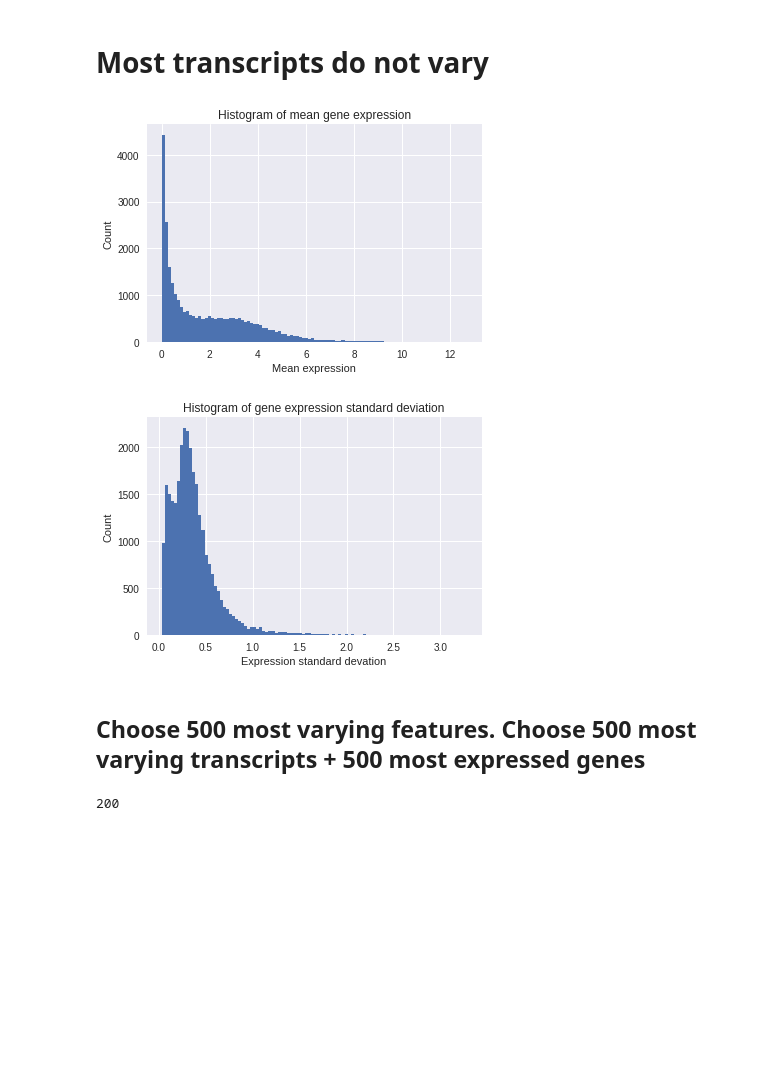
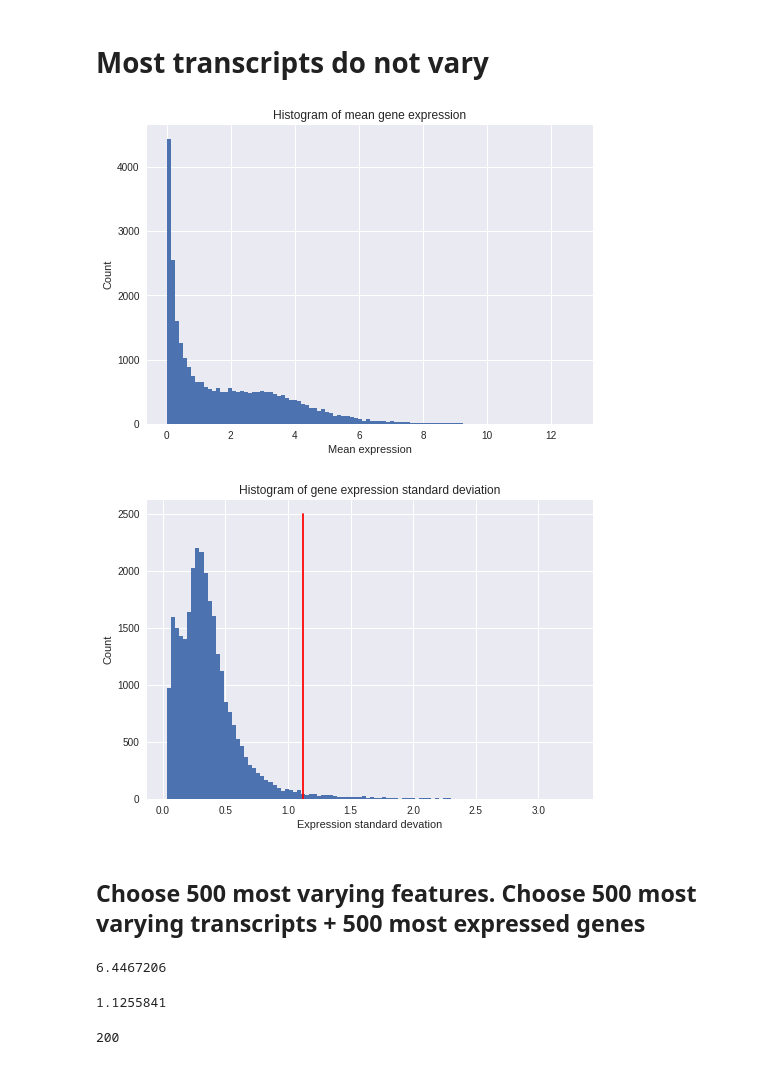
Before and after one commit to willgdjones/GTEx, a Jupyter notebook: notebooks/daily/17-05-11-number-of-signifiant-associations-across-different-patch-sizes.ipynb, the cells around one changed output. Saved outputs shown, nothing was run; the diff lists cells and outputs as text; code cells hidden in the pictures; blank space fills up the shorter version.

```diff
--- a/notebooks/daily/17-05-11-number-of-signifiant-associations-across-different-patch-sizes.ipynb
+++ b/notebooks/daily/17-05-11-number-of-signifiant-associations-across-different-patch-sizes.ipynb
@@ -15,7 +15,7 @@ import statsmodels.stats.multitest as smm
 import seaborn
 # %%
 mean_features = {}
-with h5py.File(GTEx_directory + '/data/retrained_inceptionet_aggregations.hdf5','r') as f:
+with h5py.File(GTEx_directory + '/data/intermediate/retrained_inceptionet_aggregations.hdf5','r') as f:
     expression = f['lung']['256']['expression'].value
     for s in ['128','256','512','1024','2048']:
         size_mean_features = f['lung'][s]['mean'].value
@@ -55,17 +55,26 @@ plt.xlabel("Mean expression")
 plt.ylabel("Count")
 plt.show()
 # %% [output]
-[figure, old version]
+[figure, new version]
 # %%
 plt.hist(np.std(expression,axis=0),bins=100)
+plt.plot([1.12, 1.12], [0, 2500],c='red')
 plt.title("Histogram of gene expression standard deviation")
 plt.xlabel("Expression standard devation")
 plt.ylabel("Count")
 plt.show()
 # %% [output]
-[figure, old version]
+[figure, new version]
 # %% [markdown]
 ## Choose 500 most varying features. Choose 500 most varying transcripts + 500 most expressed genes
+# %%
+min(np.mean(expression[:,np.argsort(np.mean(expression,axis=0))[-500:]],axis=0))
+# %% [output]
+6.4467206
+# %%
+min(np.std(expression[:,np.argsort(np.std(expression,axis=0))[-500:]],axis=0))
+# %% [output]
+1.1255841
 # %%
 most_expressed_transcript_idx = list(np.argsort(np.std(expression,axis=0))[-100:]) + list(np.argsort(np.mean(expression,axis=0))[-100:])
 most_varying_feature_idx = np.argsort(np.std(concatenated_features,axis=0))[::-1][:100]
```
Also changed, not shown: parts of 3 cells of this notebook, 19 other files.
